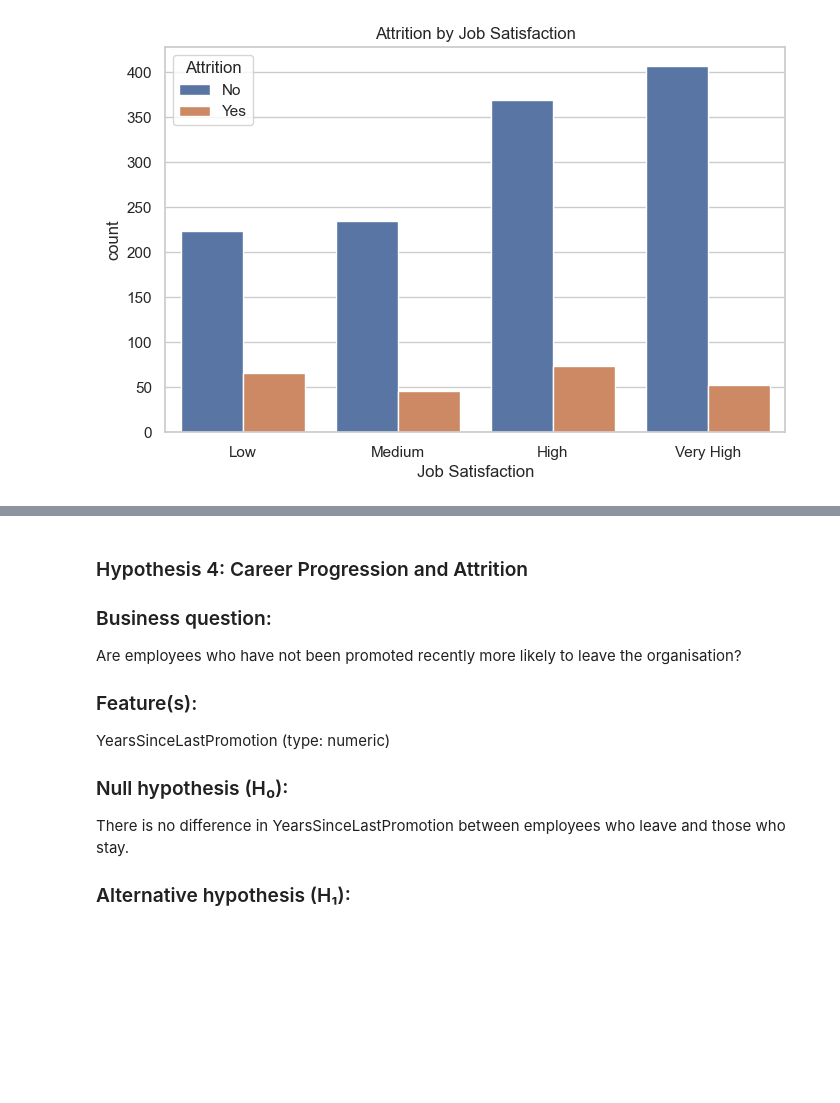
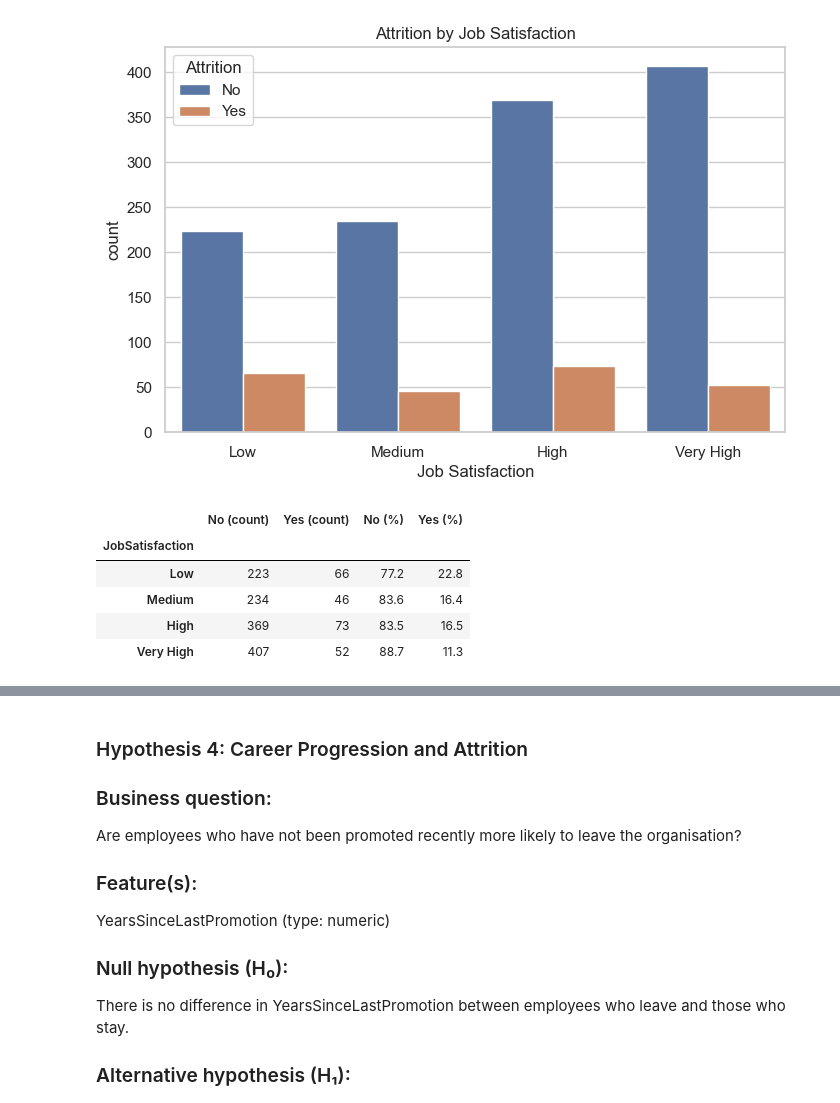
Before and after one commit to RNB1993/predictive-employee-attrition-modelling, a Jupyter notebook: jupyter_notebooks/02_VIS.ipynb, the cells around one changed output, grey strips where cells are left out. Cells and saved outputs as stored; diff of their text form; code cells hidden in the pictures; blank space fills up the shorter version.

```diff
--- a/jupyter_notebooks/02_VIS.ipynb
+++ b/jupyter_notebooks/02_VIS.ipynb
@@ -251,3 +271,24 @@ plt.title("Attrition by Job Satisfaction")
 plt.show()
 # %% [output]
 [figure]
+# %%
+job_sat_counts = pd.crosstab(df["JobSatisfaction"], df["Attrition"])
+job_sat_pct = pd.crosstab(df["JobSatisfaction"], df["Attrition"], normalize="index").mul(100).round(1)
+
+job_sat_table = pd.DataFrame({
+    "No (count)": job_sat_counts.get("No", 0),
+    "Yes (count)": job_sat_counts.get("Yes", 0),
+    "No (%)": job_sat_pct.get("No", 0),
+    "Yes (%)": job_sat_pct.get("Yes", 0),
+})
+
+job_sat_table.index = [satisfaction_labels[i] for i in job_sat_table.index]
+job_sat_table.index.name = "JobSatisfaction"
+job_sat_table
+# %% [output]
+|  | No (count) | Yes (count) | No (%) | Yes (%) |
+| JobSatisfaction |  |  |  |  |
+| Low | 223 | 66 | 77.2 | 22.8 |
+| Medium | 234 | 46 | 83.6 | 16.4 |
+| High | 369 | 73 | 83.5 | 16.5 |
+| Very High | 407 | 52 | 88.7 | 11.3 |
```
Also changed, not shown: parts of 16 cells of this notebook.
